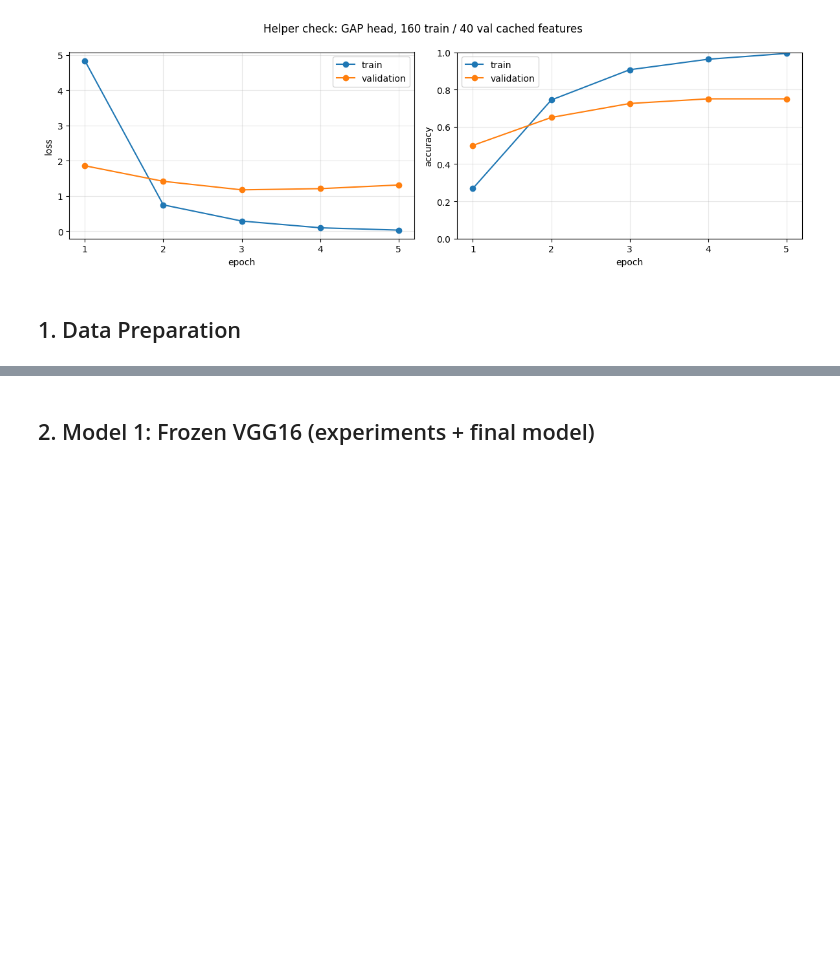
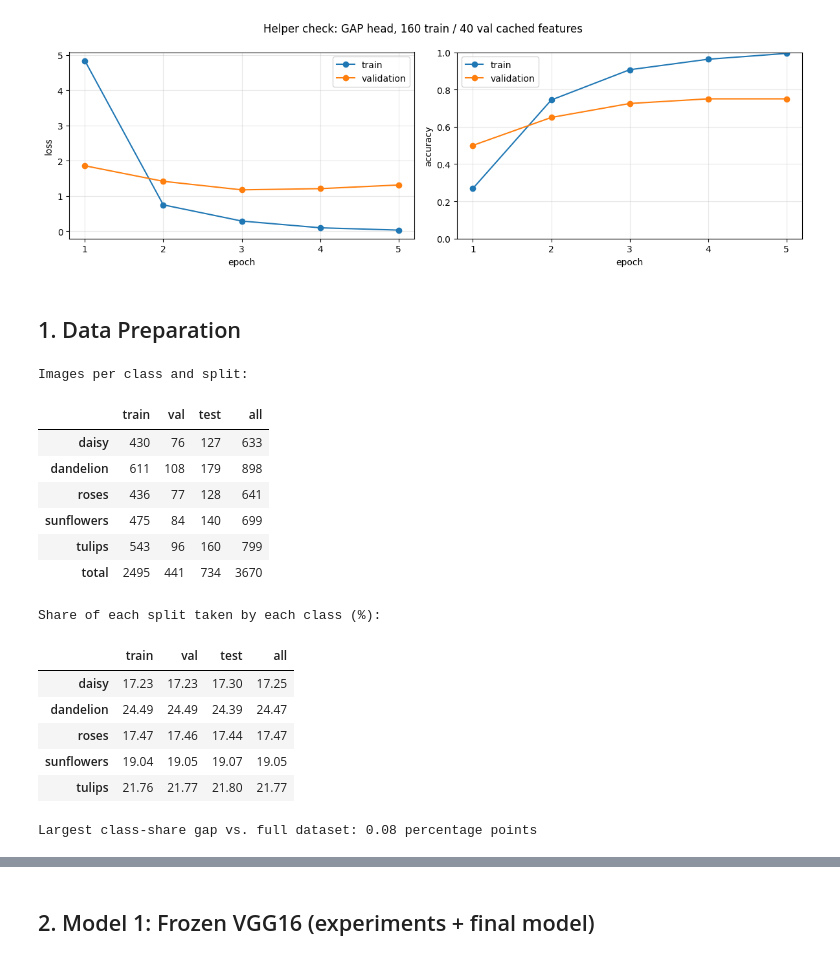
Before and after one commit to miguel-tm/dl-assignment2, a Jupyter notebook: notebooks/SCS_3546_Assignment_02.ipynb, the cells around one changed output, grey strips where cells are left out. Saved outputs shown, nothing was run; the diff lists cells and outputs as text; code cells hidden in the pictures; blank space fills up the shorter version.

```diff
--- a/notebooks/SCS_3546_Assignment_02.ipynb
+++ b/notebooks/SCS_3546_Assignment_02.ipynb
@@ -397,3 +394,53 @@ head training time: 1.8s
 [figure]
 # %% [markdown]
 ## 1. Data Preparation
+# %%
+import pandas as pd
+
+set_global_seed()
+
+# Full dataset, stratified 80/20 train/test, then 15% of train becomes validation (D02).
+# The test set is held out until the final evaluation (Q1).
+paths, labels, class_names = load_dataset()
+splits = make_split(paths, labels)
+
+# Every image belongs to exactly one split.
+split_sets = {name: set(split_paths) for name, (split_paths, _) in splits.items()}
+assert not (split_sets["train"] & split_sets["val"]), "train/val overlap"
+assert not (split_sets["train"] & split_sets["test"]), "train/test overlap"
+assert not (split_sets["val"] & split_sets["test"]), "val/test overlap"
+assert sum(len(s) for s in split_sets.values()) == len(paths)
+
+# Image counts per class and split, plus the full dataset for reference.
+counts = pd.DataFrame(
+    {name: np.bincount(y, minlength=len(class_names)) for name, (_, y) in splits.items()},
+    index=class_names,
+)
+counts["all"] = np.bincount(labels, minlength=len(class_names))
+proportions = 100 * counts / counts.sum()
+
+print("Images per class and split:")
+display(pd.concat([counts, counts.sum().to_frame("total").T]))
+print("Share of each split taken by each class (%):")
+display(proportions.round(2))
+
+# Largest gap between a split's class share and the full dataset's, in percentage points.
+max_gap = proportions[["train", "val", "test"]].sub(proportions["all"], axis=0).abs().max().max()
+print(f"Largest class-share gap vs. full dataset: {max_gap:.2f} percentage points")
+# %% [output]
+Images per class and split:
+|  | train | val | test | all |
+| daisy | 430 | 76 | 127 | 633 |
+| dandelion | 611 | 108 | 179 | 898 |
+| roses | 436 | 77 | 128 | 641 |
+| sunflowers | 475 | 84 | 140 | 699 |
+| tulips | 543 | 96 | 160 | 799 |
+| total | 2495 | 441 | 734 | 3670 |
+Share of each split taken by each class (%):
+|  | train | val | test | all |
+| daisy | 17.23 | 17.23 | 17.30 | 17.25 |
+| dandelion | 24.49 | 24.49 | 24.39 | 24.47 |
+| roses | 17.47 | 17.46 | 17.44 | 17.47 |
+| sunflowers | 19.04 | 19.05 | 19.07 | 19.05 |
+| tulips | 21.76 | 21.77 | 21.80 | 21.77 |
+Largest class-share gap vs. full dataset: 0.08 percentage points
```
Also changed, not shown: parts of 5 cells of this notebook, 2 other files.
